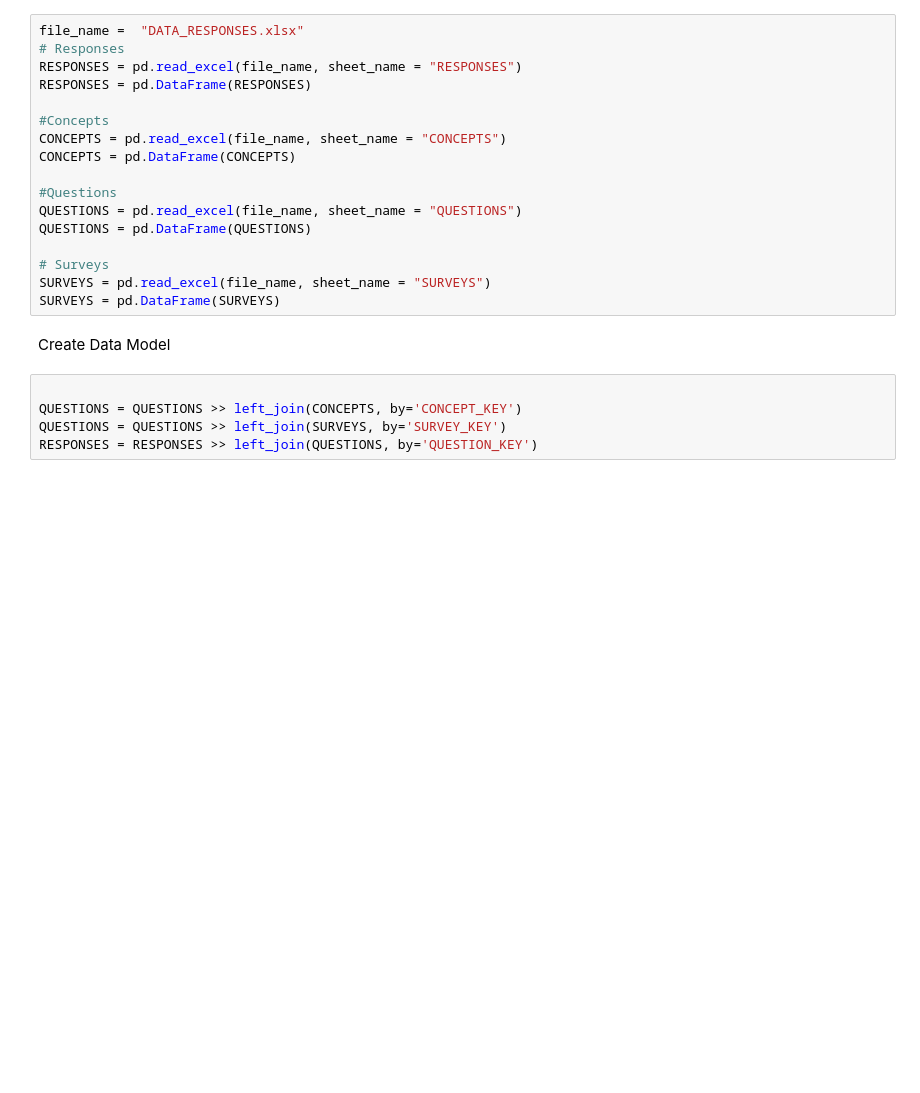
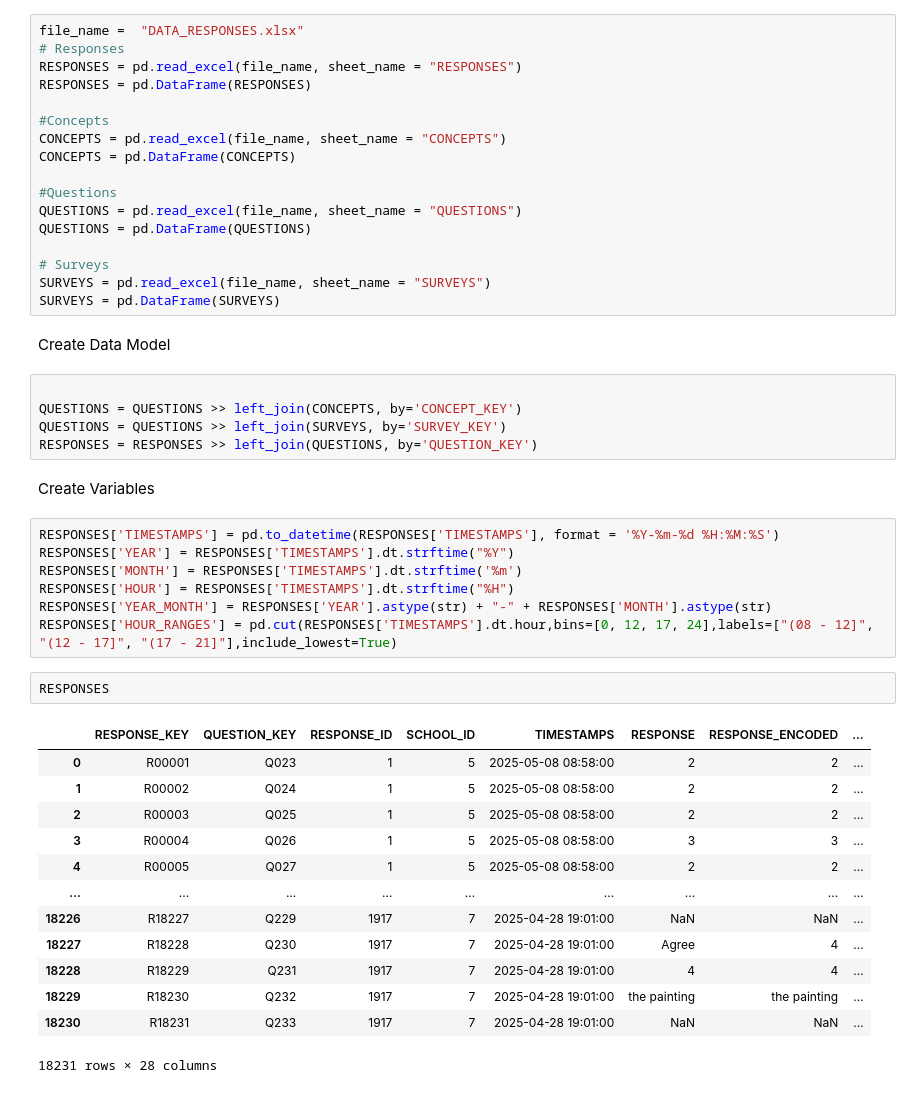
Before and after one commit to lorenald/survey-impact-analysis, a Jupyter notebook: DATA_PREPARATION.ipynb, the cells around one changed output. Drawn from its saved outputs; the diff is of its cells as text; blank space fills up the shorter version.

```diff
--- a/DATA_PREPARATION.ipynb
+++ b/DATA_PREPARATION.ipynb
@@ -43,3 +43,28 @@ Create Data Model
 QUESTIONS = QUESTIONS >> left_join(CONCEPTS, by='CONCEPT_KEY')
 QUESTIONS = QUESTIONS >> left_join(SURVEYS, by='SURVEY_KEY')
 RESPONSES = RESPONSES >> left_join(QUESTIONS, by='QUESTION_KEY')
+# %% [markdown]
+Create Variables
+# %%
+RESPONSES['TIMESTAMPS'] = pd.to_datetime(RESPONSES['TIMESTAMPS'], format = '%Y-%m-%d %H:%M:%S')
+RESPONSES['YEAR'] = RESPONSES['TIMESTAMPS'].dt.strftime("%Y")
+RESPONSES['MONTH'] = RESPONSES['TIMESTAMPS'].dt.strftime('%m')
+RESPONSES['HOUR'] = RESPONSES['TIMESTAMPS'].dt.strftime("%H")
+RESPONSES['YEAR_MONTH'] = RESPONSES['YEAR'].astype(str) + "-" + RESPONSES['MONTH'].astype(str)
+RESPONSES['HOUR_RANGES'] = pd.cut(RESPONSES['TIMESTAMPS'].dt.hour,bins=[0, 12, 17, 24],labels=["(08 - 12]", "(12 - 17]", "(17 - 21]"],include_lowest=True)
+# %%
+RESPONSES
+# %% [output]
+|  | RESPONSE_KEY | QUESTION_KEY | RESPONSE_ID | SCHOOL_ID | TIMESTAMPS | RESPONSE | RESPONSE_ENCODED | ... |
+| 0 | R00001 | Q023 | 1 | 5 | 2025-05-08 08:58:00 | 2 | 2 | ... |
+| 1 | R00002 | Q024 | 1 | 5 | 2025-05-08 08:58:00 | 2 | 2 | ... |
+| 2 | R00003 | Q025 | 1 | 5 | 2025-05-08 08:58:00 | 2 | 2 | ... |
+| 3 | R00004 | Q026 | 1 | 5 | 2025-05-08 08:58:00 | 3 | 3 | ... |
+| 4 | R00005 | Q027 | 1 | 5 | 2025-05-08 08:58:00 | 2 | 2 | ... |
+| ... | ... | ... | ... | ... | ... | ... | ... | ... |
+| 18226 | R18227 | Q229 | 1917 | 7 | 2025-04-28 19:01:00 | NaN | NaN | ... |
+| 18227 | R18228 | Q230 | 1917 | 7 | 2025-04-28 19:01:00 | Agree | 4 | ... |
+| 18228 | R18229 | Q231 | 1917 | 7 | 2025-04-28 19:01:00 | 4 | 4 | ... |
+| 18229 | R18230 | Q232 | 1917 | 7 | 2025-04-28 19:01:00 | the painting | the painting | ... |
+| 18230 | R18231 | Q233 | 1917 | 7 | 2025-04-28 19:01:00 | NaN | NaN | ... |
+18231 rows × 28 columns
```
